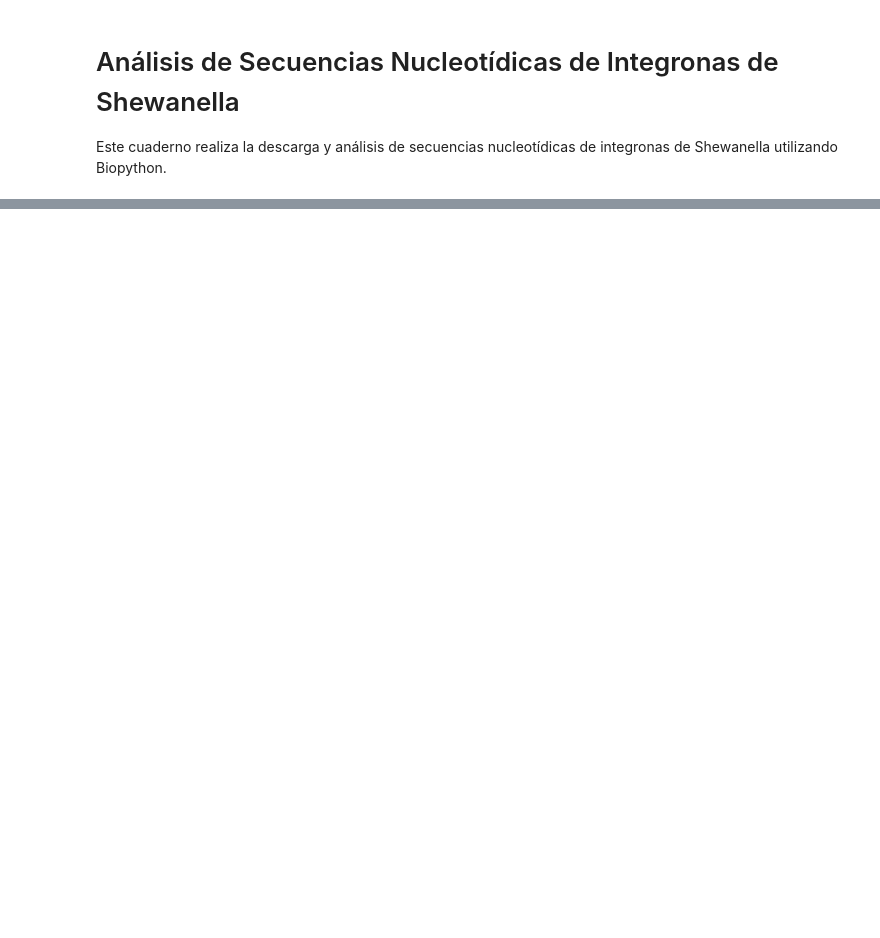
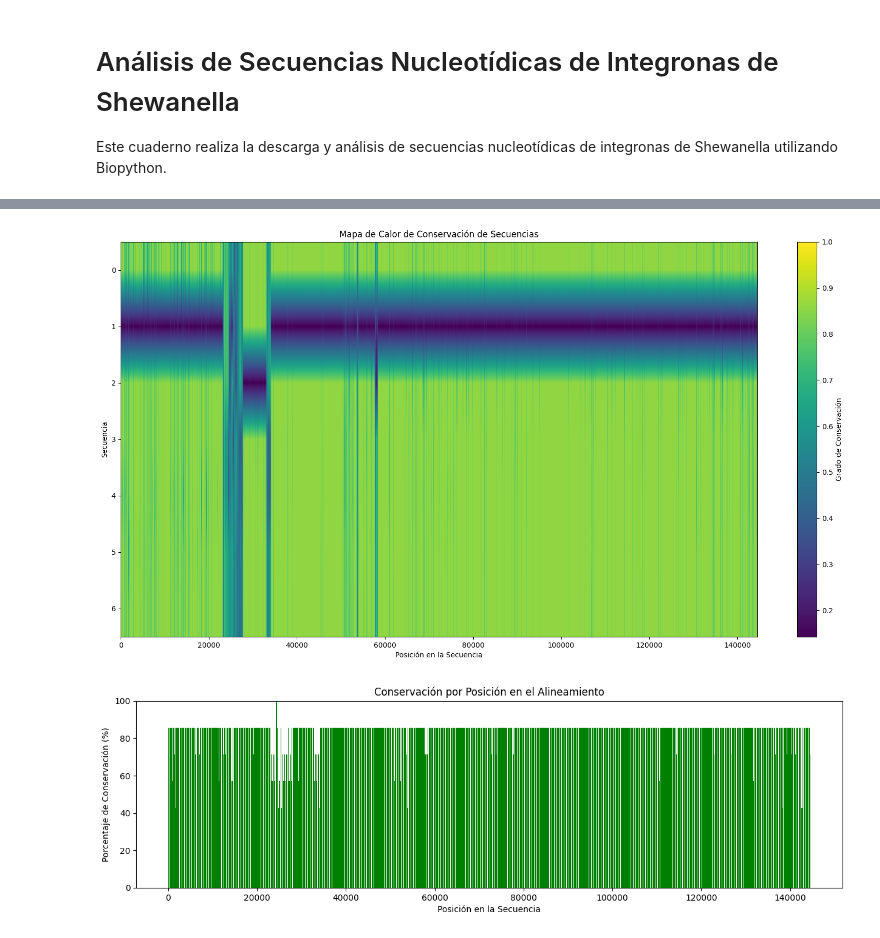
Before and after one commit to olishewanella/master, a Jupyter notebook: AMShewanella.ipynb, the cells around one changed output, grey strips where cells are left out. Saved outputs shown, nothing was run; the diff lists cells and outputs as text; code cells hidden in the pictures; blank space fills up the shorter version.

```diff
--- a/AMShewanella.ipynb
+++ b/AMShewanella.ipynb
@@ -230,6 +234,7 @@ from Bio import AlignIO
 import numpy as np
 import matplotlib.pyplot as plt
 from scipy import stats
+%matplotlib inline
 
 # Función para calcular la entropía de cada posición
 def calcular_entropia(archivo_alineamiento):
@@ -254,7 +259,6 @@ def graficar_entropia(archivo_alineamiento):
     plt.ylim(0, max(entropias))
     plt.show()
 
-# Función para generar un mapa de calor de conservación
 def mapa_calor_conservacion(archivo_alineamiento):
     alineamiento = AlignIO.read(archivo_alineamiento, "fasta")
     num_secuencias = len(alineamiento)
@@ -262,42 +266,52 @@ def mapa_calor_conservacion(archivo_alineamiento):
     matriz_conservacion = np.zeros((num_secuencias, longitud))
 
     for i, record in enumerate(alineamiento):
         for j in range(longitud):
             matriz_conservacion[i, j] = alineamiento[:, j].count(record.seq[j]) / num_secuencias
 
-    plt.figure(figsize=(12, 6))
-    plt.imshow(matriz_conservacion, cmap='hot', interpolation='nearest')
+    plt.figure(figsize=(20, 10))  # Ajusta el tamaño según sea necesario
+    plt.imshow(matriz_conservacion, cmap='viridis', interpolation='bilinear', aspect='auto')
     plt.colorbar(label='Grado de Conservación')
     plt.xlabel('Posición en la Secuencia')
     plt.ylabel('Secuencia')
     plt.title('Mapa de Calor de Conservación de Secuencias')
     plt.show()
 
-from Bio import AlignIO
+
 import numpy as np
 import matplotlib.pyplot as plt
+from Bio import AlignIO
+from multiprocessing import Pool
+
+def calcular_conservacion_por_posicion(columna, num_secuencias):
+    residuo_mas_comun = max(set(columna), key=columna.count)
+    conservacion = (columna.count(residuo_mas_comun) / num_secuencias) * 100
+    return conservacion
 
 def graficar_barras_conservacion(archivo_alineamiento):
     alineamiento = AlignIO.read(archivo_alineamiento, "fasta")
     num_secuencias = len(alineamiento)
     longitud_secuencia = alineamiento.get_alignment_length()
 
-    porcentajes_conservacion = np.zeros(longitud_secuencia)
+    # Preparar los datos para el procesamiento en paralelo
+    datos = [str(alineamiento[:, i]) for i in range(longitud_secuencia)]
 
-    for i in range(longitud_secuencia):
-        columna = alineamiento[:, i]
-        residuo_mas_comun = max(set(columna), key=columna.count)
-        conservacion = (columna.count(residuo_mas_comun) / num_secuencias) * 100
-        porcentajes_conservacion[i] = conservacion
+    # Usar multiprocessing para calcular la conservación
+    with Pool() as pool:
+        porcentajes_conservacion = pool.starmap(calcular_conservacion_por_posicion, [(d, num_secuencias) for d in datos])
 
+    # Graficar la conservación
     plt.figure(figsize=(15, 4))
     plt.bar(range(longitud_secuencia), porcentajes_conservacion, color='green')
     plt.xlabel('Posición en la Secuencia')
     plt.ylabel('Porcentaje de Conservación (%)')
     plt.title('Conservación por Posición en el Alineamiento')
     plt.ylim(0, 100)
     plt.show()
 
-#graficar_entropia('tu_archivo_alineado.fasta')
-#mapa_calor_conservacion('tu_archivo_alineado.fasta')
-#graficar_barras_conservacion('tu_archivo_alineado.fasta')
+#graficar_entropia('/content/parte_0_alineado.fasta')
+#mapa_calor_conservacion('/content/parte_0_alineado.fasta')
+#graficar_barras_conservacion('/content/parte_0_alineado.fasta')
+# %% [output]
+[figure, added]
+[figure, added]
```
Also changed, not shown: parts of 3 cells of this notebook.
